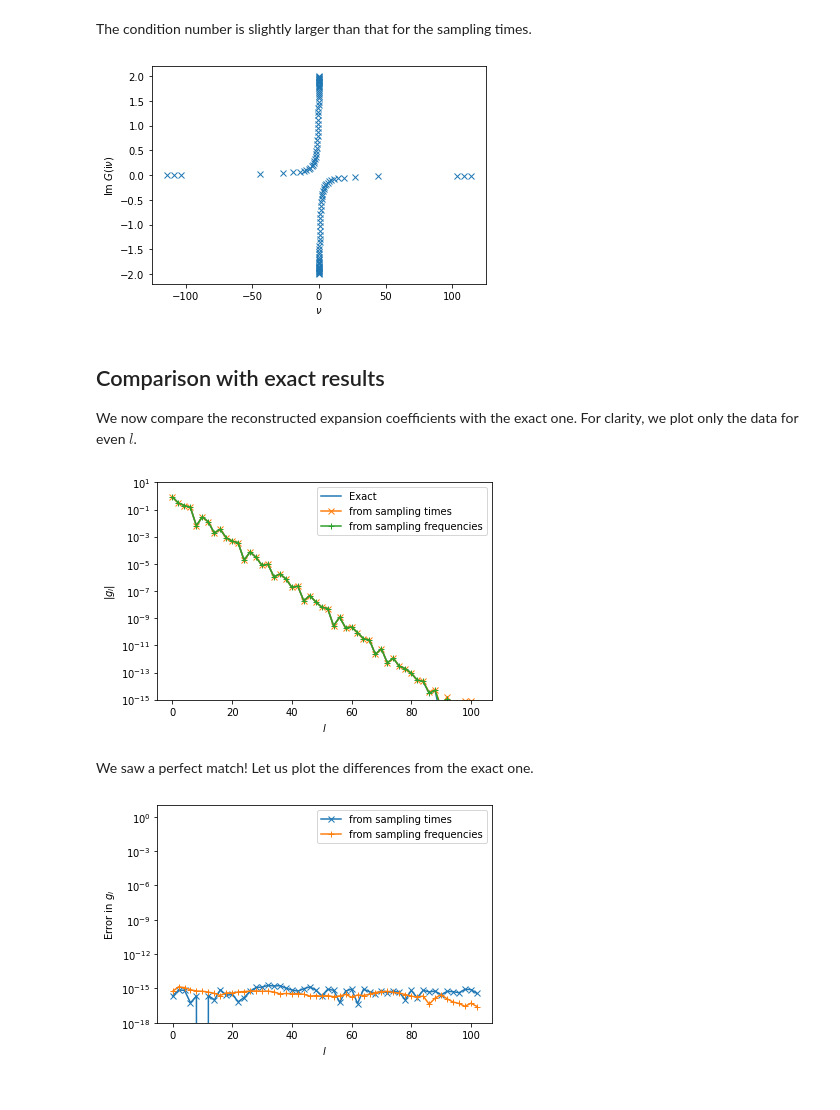
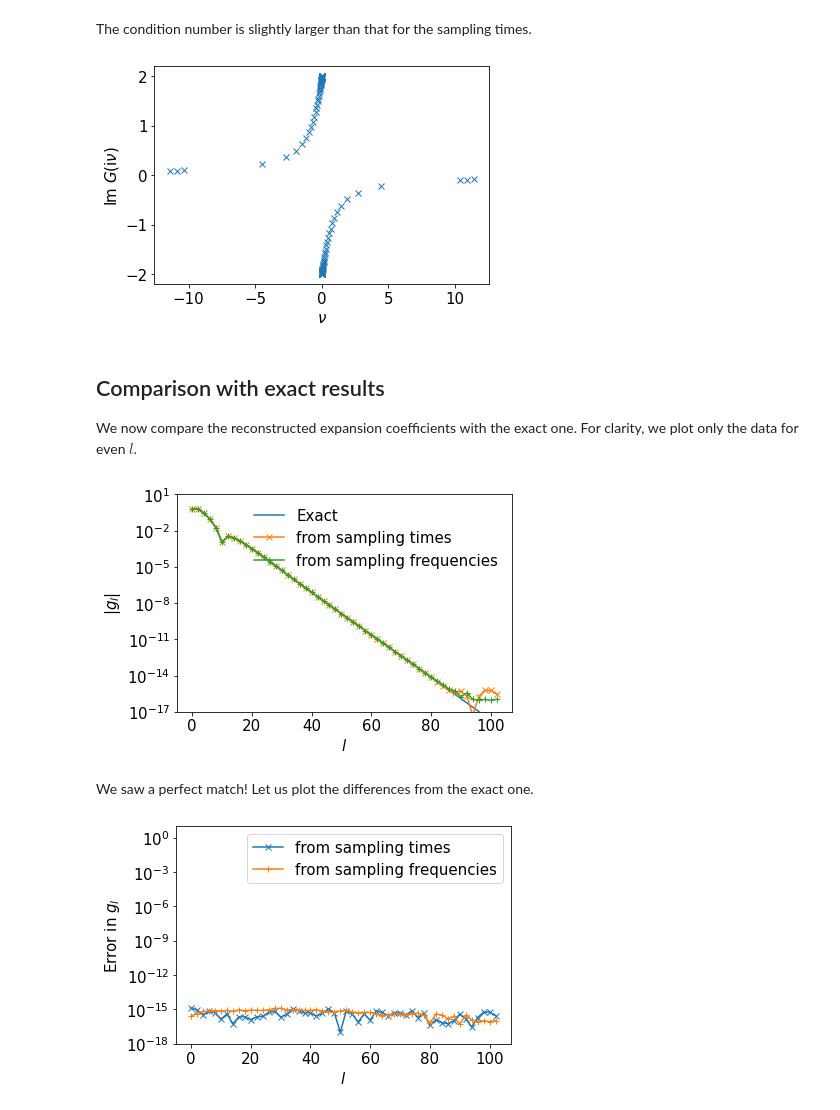
Before and after one commit to SpM-lab/sparse-ir-tutorial, a Jupyter notebook: _sources/src/sparse_sampling_demo_py.ipynb, the cells around one changed output. Cells and saved outputs as stored; diff of their text form; code cells hidden in the pictures.

```diff
--- a/_sources/src/sparse_sampling_demo_py.ipynb
+++ b/_sources/src/sparse_sampling_demo_py.ipynb
@@ -7,6 +7,7 @@ import sparse_ir
 import numpy as np
 %matplotlib inline
 import matplotlib.pyplot as plt
+plt.rcParams['font.size'] = 15
 # %% [markdown]
 ## Setup
 We consider a semicircular spectral modeli (full bandwidth of 2):
@@ -23,14 +25,15 @@ def rho(omega):
     else:
         return 0.0
 
-beta = 1000
-wmax = 10
+beta = 10000
+wmax = 1
 basis = sparse_ir.FiniteTempBasis("F", beta, wmax, eps=1e-15)
 
 rhol = basis.v.overlap(rho)
 gl = - basis.s * rhol
 
-plt.semilogy(np.abs(gl), marker="x", label=r"$|g_l|$")
+ls = np.arange(basis.size)
+plt.semilogy(ls[::2], np.abs(gl[::2]), marker="x", label=r"$|g_l|$")
 plt.xlabel(r"$l$")
 plt.ylabel(r"$|g_l|$")
 plt.ylim([1e-15, 10])
@@ -112,22 +115,21 @@ plt.show()
 # Fit G(τ) on the sampling times
 gl_reconst_from_matsu = smpl_matsu.fit(giv_smpl)
 # %% [output]
-[figure, old version]
+[figure, new version]
 # %% [markdown]
 ## Comparison with exact results
 We now compare the reconstructed expansion coefficients with the exact one. For clarity, we plot only the data for even $l$.
 # %%
-ls = np.arange(basis.size)
 plt.semilogy(ls[::2], np.abs(gl[::2]), marker="", ls="-", label="Exact")
 plt.semilogy(ls[::2], np.abs(gl_reconst_from_tau[::2]), marker="x", label="from sampling times")
 plt.semilogy(ls[::2], np.abs(gl_reconst_from_matsu[::2]), marker="+", label="from sampling frequencies")
 plt.xlabel(r"$l$")
 plt.ylabel(r"$|g_l|$")
-plt.ylim([1e-15, 10])
-plt.legend()
+plt.ylim([1e-17, 10])
+plt.legend(frameon=False)
 plt.show()
 # %% [output]
-[figure, old version]
+[figure, new version]
 # %% [markdown]
 We saw a perfect match! Let us plot the differences from the exact one.
 # %%
@@ -139,4 +141,4 @@ plt.ylim([1e-18, 10])
 plt.legend()
 plt.show()
 # %% [output]
-[figure, old version]
+[figure, new version]
```
Also changed, not shown: parts of 5 cells of this notebook, 30 other files.
